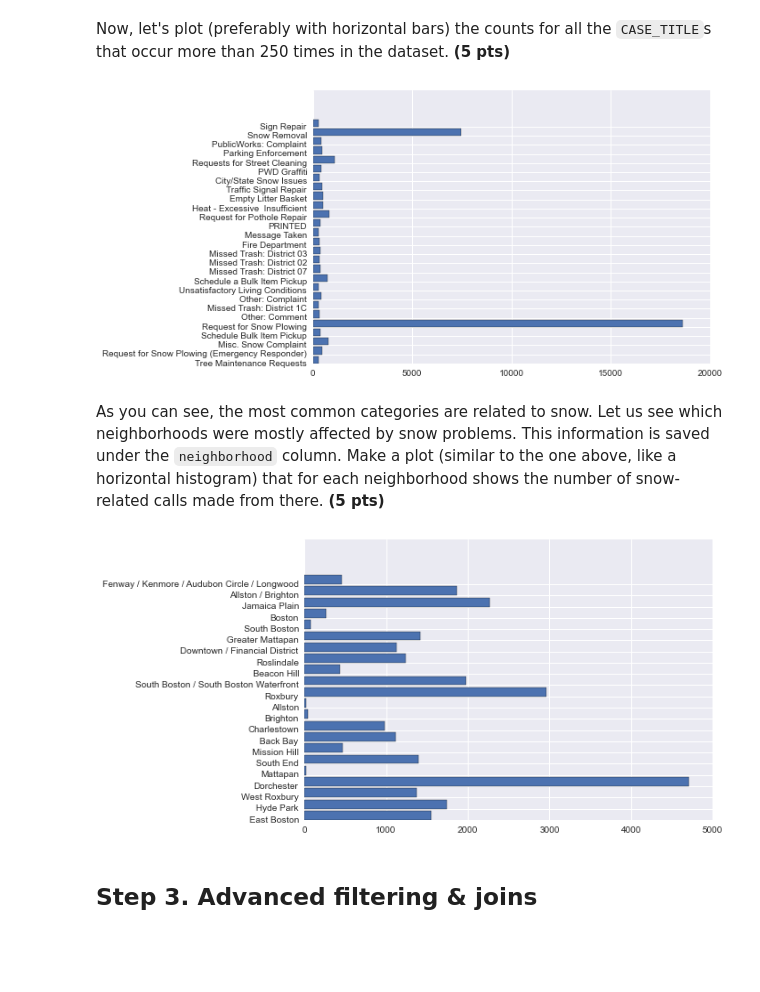
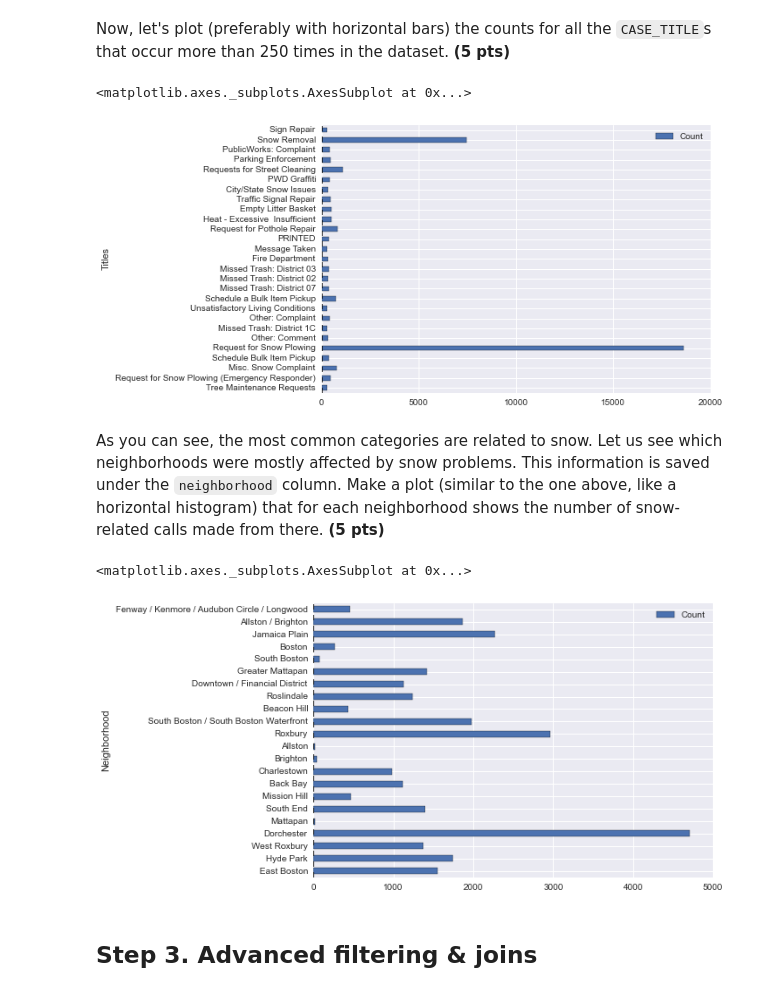
Before and after one commit to sundma/spring-2015-homeworks, a Jupyter notebook: submissions/Homework-2/2.Pandas-in-Boston.ipynb, the cells around one changed output. Drawn from its saved outputs; the diff is of its cells as text; code cells hidden in the pictures; blank space fills up the shorter version.

```diff
--- a/submissions/Homework-2/2.Pandas-in-Boston.ipynb
+++ b/submissions/Homework-2/2.Pandas-in-Boston.ipynb
@@ -202,31 +202,33 @@ for case, caseData in boston.groupby("CASE_TITLE"):
     if caseData.CASE_TITLE.count()>250:
         caseTitles[case] = caseData.CASE_TITLE.count()
 
-#print caseTitles
-plt.barh(range(len(caseTitles)), caseTitles.values())
-plt.yticks(range(len(caseTitles)), caseTitles.keys())
-plt.show()
+
+cases = pd.DataFrame(caseTitles.items(), columns=['Titles', 'Count'])
+
+cases.plot(x = 'Titles', kind = 'barh' )
 # %% [output]
+<matplotlib.axes._subplots.AxesSubplot at 0x...>
-[figure, old version]
+[figure, new version]
 # %% [markdown]
 As you can see, the most common categories are related to snow. Let us see which neighborhoods were mostly affected by snow problems. This information is saved under the `neighborhood` column. Make a plot (similar to the one above, like a horizontal histogram) that for each neighborhood shows the number of snow-related calls made from there. **(5 pts)**
 # %%
 neighborhoods = {}
 
 snow =  boston[boston['CASE_TITLE'].str.contains("Snow", na = False)]
 
 for i, row in snow.iterrows():
     n = row.neighborhood
     if n in neighborhoods:
         neighborhoods[n] +=1
     elif str(n) != 'nan':
         neighborhoods[n] = 1
 
-plt.barh(range(len(neighborhoods)), neighborhoods.values())
-plt.yticks(range(len(neighborhoods)), neighborhoods.keys())
-plt.show()
+n = pd.DataFrame(neighborhoods.items(), columns=['Neighborhood', 'Count'])
+
+n.plot(x = 'Neighborhood', kind = 'barh' )
 # %% [output]
+<matplotlib.axes._subplots.AxesSubplot at 0x...>
-[figure, old version]
+[figure, new version]
 # %% [markdown]
 ## Step 3. Advanced filtering & joins
 # %% [markdown]
```
Also changed, not shown: parts of 1 cell of this notebook.
